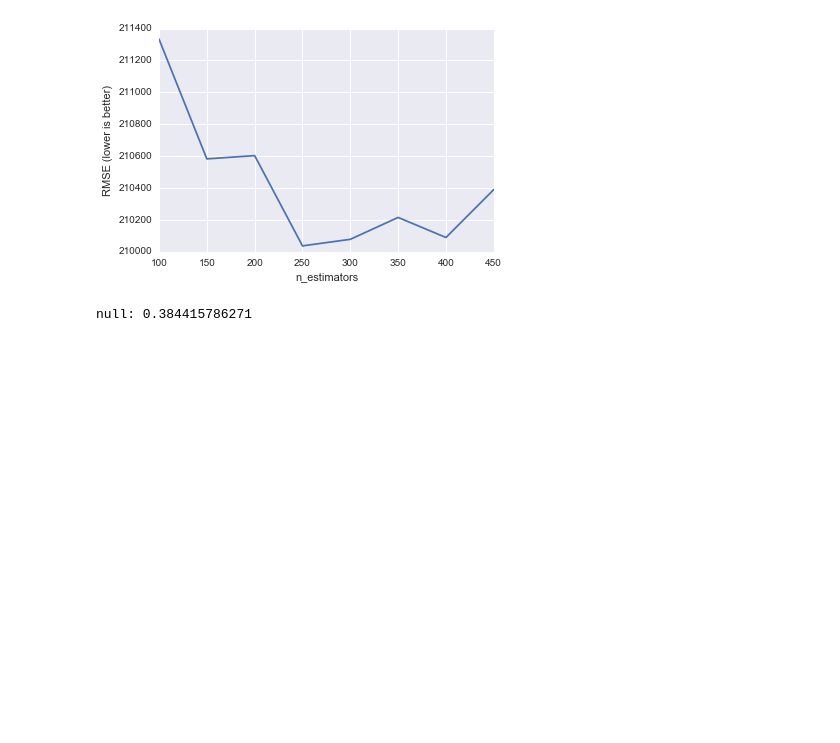
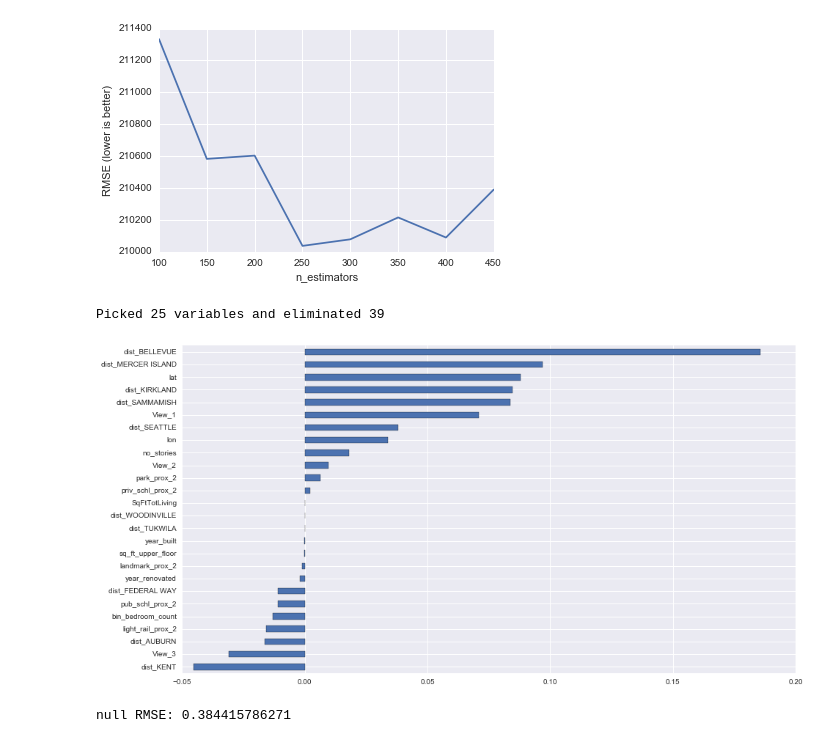
Before and after one commit to gavin-peterkin/king_county_property, a Jupyter notebook: notebooks/modeling.ipynb, the cells around one changed output. Saved outputs shown, nothing was run; the diff lists cells and outputs as text; code cells hidden in the pictures; blank space fills up the shorter version.

```diff
--- a/notebooks/modeling.ipynb
+++ b/notebooks/modeling.ipynb
@@ -176,26 +176,37 @@ plt.ylabel('RMSE (lower is better)')
 [figure]
 # %%
 # so it beats the null but I have no idea how to interpret this
+
+reset_data()
+
+alpha=0.005
+
+lasso_pipe = Pipeline([
+    ('standardize', StandardScaler()),
+    ('lasso', Lasso(alpha=alpha))
+])
+model_lasso = Lasso(alpha=alpha).fit(X_train, standardize_array(y_train))
 
 # NOTE: I'm significantly borrowing from
 # https://www.kaggle.com/apapiu/house-prices-advanced-regression-techniques/regularized-linear-models
 def view_coefficients(model_lasso, X_train=X_train):
     coef = pd.Series(model_lasso.coef_, index = X_train.columns)
     pick_count = str(sum(coef != 0))
     elim_count = str(sum(coef == 0))
     print('Picked {} variables and eliminated {}'.format(pick_count, elim_count))
     imp_coef = pd.concat([coef.sort_values().head(13), coef.sort_values().tail(13)])
     imp_coef.plot(kind = "barh", figsize=(15, 8))
 
-
-
 view_coefficients(model_lasso)
+# %% [output]
+Picked 25 variables and eliminated 39
+[figure, added]
 # %%
 # null mse
 y_null = np.ones_like(standardize_array(y_test)) * np.mean(standardize_array(y_test))  # mean was better than median
 
-print('null:', np.sqrt(mean_squared_error(standardize_array(y_test), y_null)))
+print('null RMSE:', np.sqrt(mean_squared_error(standardize_array(y_test), y_null)))
 # %% [output]
-null: 0.384415786271
+null RMSE: 0.384415786271
 # %%
 # ridge_regression, lasso, randomforest
```
Also changed, not shown: 2 other files.
